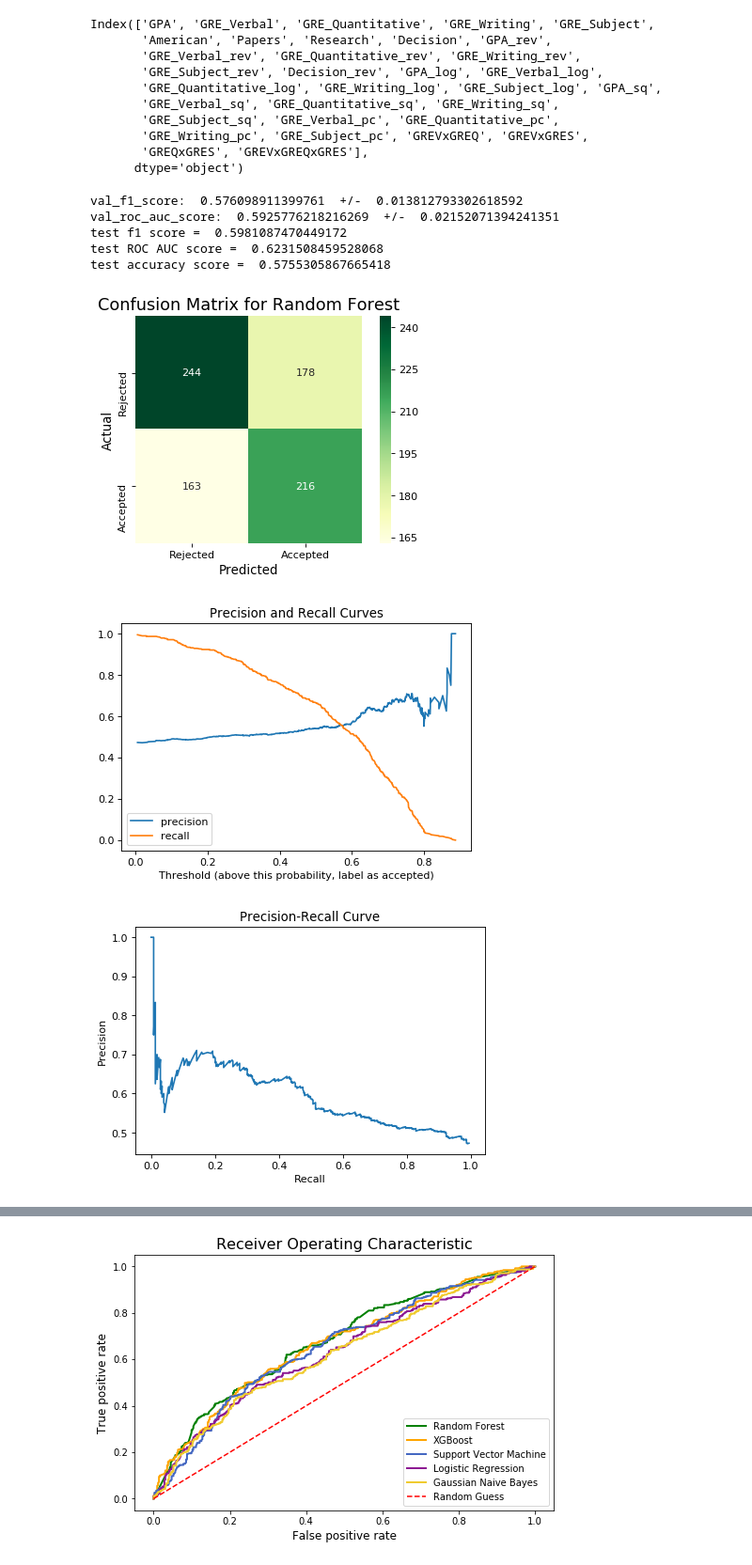
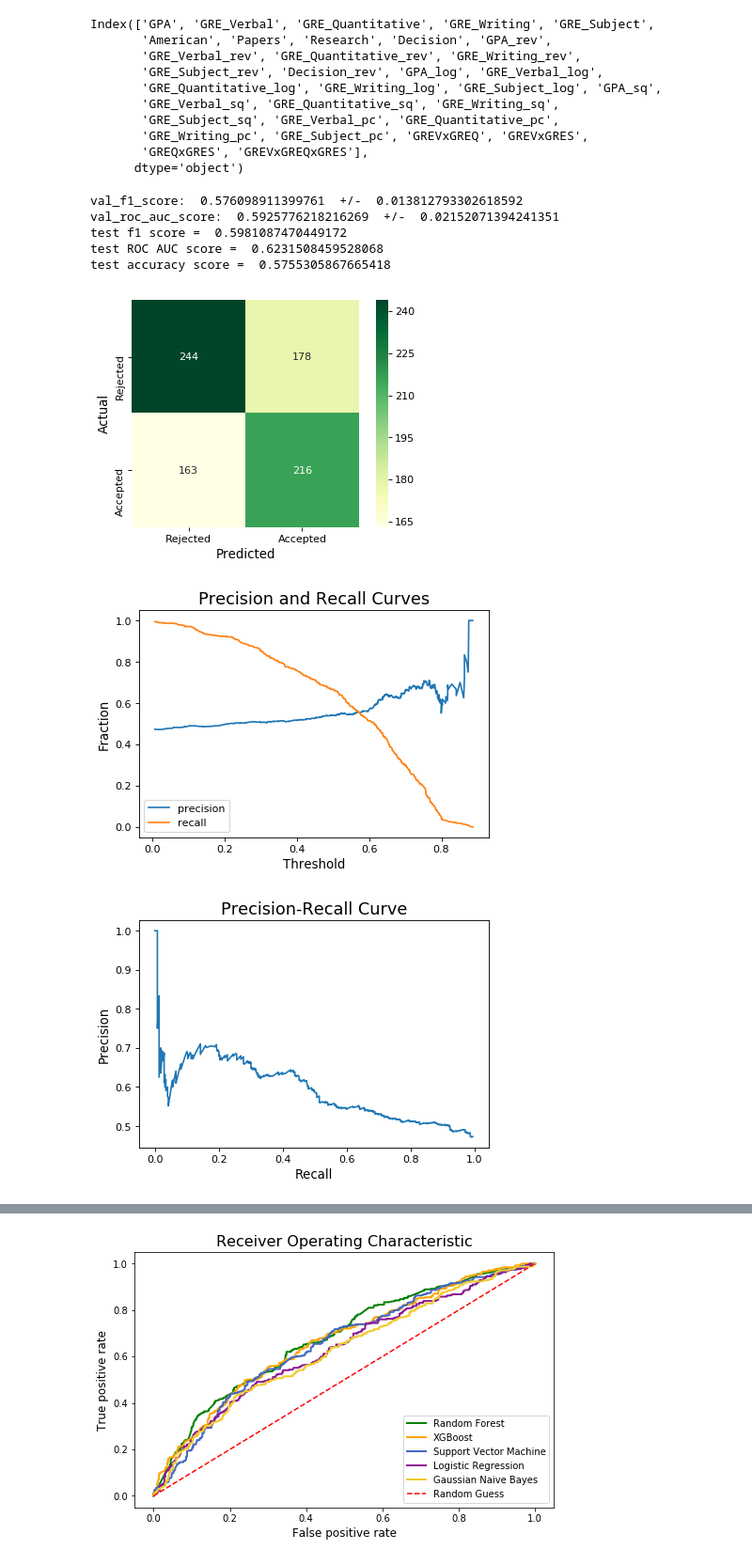
Before and after one commit to harrisonized/Predicting_Physics_PhD_Admissions, a Jupyter notebook: testing-models.ipynb, the cells around one changed output, grey strips where cells are left out. Shown at 94% size. Saved outputs shown, nothing was run; the diff lists cells and outputs as text; code cells hidden in the pictures.

Commit message:
regenerated some figures

```diff
--- a/testing-models.ipynb
+++ b/testing-models.ipynb
@@ -43,7 +43,6 @@ def make_confusion_matrix(model, threshold=0.5):
            yticklabels=['Rejected', 'Accepted']);
     plt.xlabel('Predicted', fontsize=12)
     plt.ylabel('Actual', fontsize=12)
-    plt.title('Confusion Matrix for Random Forest', fontsize=16)
 # %%
 # Import
 physics_df = pd.read_csv('data/physics-ft-df.csv')
@@ -123,43 +122,44 @@ print("test ROC AUC score = ", roc_auc_score(target_test_ser, gnb_clf.predict_pr
 print("test accuracy score = ", accuracy_score(target_test_ser, gnb_clf.predict(features_test_scaled_array)))
 
 make_confusion_matrix(gnb_clf, threshold=0.56)
-plt.savefig("figures/feature-selection/confusion.png", transparent=True, bbox_inches="tight")
+plt.savefig("figures/gnb/confusion.png", transparent=True, bbox_inches="tight")
 
 # Precision and recall curve
 precision_curve, recall_curve, threshold_curve = precision_recall_curve(target_test_ser, gnb_clf.predict_proba(features_test_scaled_array)[:,1])
 plt.figure(dpi=80)
 plt.plot(threshold_curve, precision_curve[1:],label='precision')
 plt.plot(threshold_curve, recall_curve[1:], label='recall')
 plt.legend(loc='lower left')
-plt.xlabel('Threshold (above this probability, label as accepted)');
-plt.title('Precision and Recall Curves');
+plt.xlabel('Threshold', fontsize=12)
+plt.ylabel('Fraction', fontsize=12)
+plt.title('Precision and Recall Curves', fontsize=16)
 plt.savefig("figures/gnb/precision-and-recall.png", transparent=True, bbox_inches="tight")
 
 # Precision-recall curve
 plt.figure(dpi=80)
 plt.plot(recall_curve[1:], precision_curve[1:],label='precision')
-plt.xlabel("Recall")
-plt.ylabel("Precision")
-plt.title("Precision-Recall Curve");
+plt.xlabel("Recall", fontsize=12)
+plt.ylabel("Precision", fontsize=12)
+plt.title("Precision-Recall Curve", fontsize=16)
 plt.savefig("figures/gnb/precision-recall.png", transparent=True, bbox_inches="tight")
 
 # ROC Curve
 fpr, tpr, thresholds = roc_curve(target_test_ser, gnb_clf.predict_proba(features_test_scaled_array)[:,1])
 plt.figure(dpi=80)
 plt.plot(fpr, tpr, lw=2)
 plt.plot([0,1],[0,1],c='violet',ls='--')
 plt.xlim([-0.05,1.05])
 plt.ylim([-0.05,1.05])
-plt.xlabel('False positive rate')
-plt.ylabel('True positive rate')
-plt.title('ROC curve');
+plt.xlabel('False positive rate', fontsize=12)
+plt.ylabel('True positive rate', fontsize=12)
+plt.title('ROC curve for Logistic Regression', fontsize=16)
 plt.savefig("figures/gnb/roc.png", transparent=True, bbox_inches="tight")
 # %% [output]
 val_f1_score:  0.576098911399761  +/-  0.013812793302618592
 val_roc_auc_score:  0.5925776218216269  +/-  0.02152071394241351
 test f1 score =  0.5981087470449172
 test ROC AUC score =  0.6231508459528068
 test accuracy score =  0.5755305867665418
-[figure, old version]
+[figure, new version]
-[figure, old version]
+[figure, new version]
-[figure, old version]
+[figure, new version]
```
Also changed, not shown: parts of 5 cells of this notebook, 19 other files.
